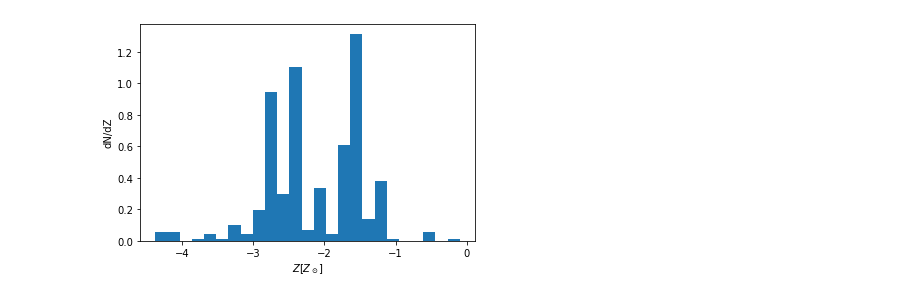
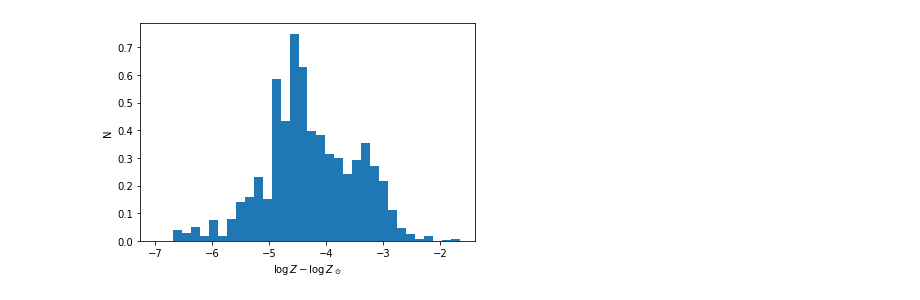
Before and after one commit to azton/phoenix_analysis, a Jupyter notebook: p2_origins_plotting.ipynb, the cells around one changed output. Cells and saved outputs as stored; diff of their text form; code cells hidden in the pictures.

```diff
--- a/p2_origins_plotting.ipynb
+++ b/p2_origins_plotting.ipynb
@@ -23,9 +8,0 @@ p3_stats
-# %%
-fig, ax = plt.subplots()
-ax.hist(np.log10(enr['enrichee_metal'])-np.log10(0.02), bins=25, density=True)
-ax.set_xlabel('$Z [Z_\odot$]')
-ax.set_ylabel('dN/dZ')
-
-plt.savefig('p2_origins/%s_p2_MDF.pdf'%sim)
-# %% [output]
-[figure, removed]
@@ -32,3 +38,26 @@ plt.savefig('p2_origins/%s_p2_MDF.pdf'%sim)
+# %%
+fig, ax = plt.subplots()
+simpaths = ['../phoenix/phx256-%d'%d for d in [1,2]]
+fouts = ['RD1240','RD1140']
+zbins = np.linspace(-7,3,100)
+for sim, fout in zip(simpaths, fouts):
+    ds = yt.load('%s/%s/%s'%(sim, fout, fout))
+    ds = add_particle_filters(ds)
+    ad = ds.all_data()
+    if p2zs:
+        p2zs = [float(z) for z in ad['p2_stars','metallicity_fraction']]
+    else:
+        p2zs += [float(z) for z in ad['p2_stars','metallicity_fraction']]
+
+ax.hist(np.log10(enr['enrichee_metal']), bins=zbins, density=True, hist_type='step', label='PII.1')
+ax.hist(np.log10(p2zs), bins=zbins, density=True, hist_type='stepfilled', label='PII')
+# ax.set_xscale('log')
+ax.set_xlabel('$\\log Z - \\log Z_\odot$')
+ax.set_ylabel('N')
+
+plt.savefig('p2_origins/%s_p2_MDF.pdf'%sim)
+# %% [output]
+[figure, added]
 # %%
 fig, ax = plt.subplots()
 ax.hist([enr['formation_dt'], enr['sne_dt']], label=['d$t_{form}$','d$t_{sne}$'], bins=25,range=[0,110])
```
Also changed, not shown: parts of 13 cells of this notebook, 3 other files.
